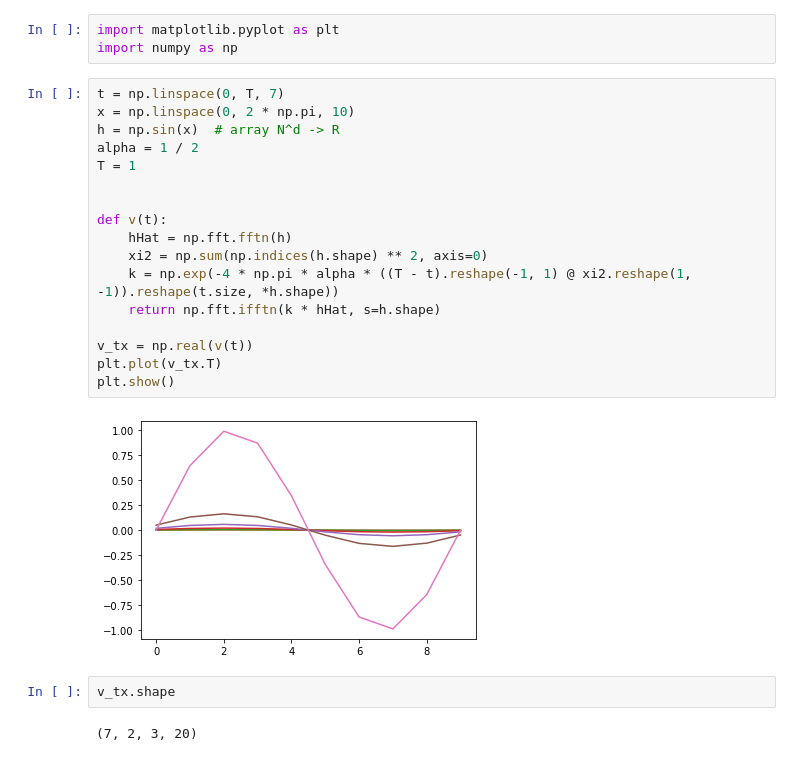
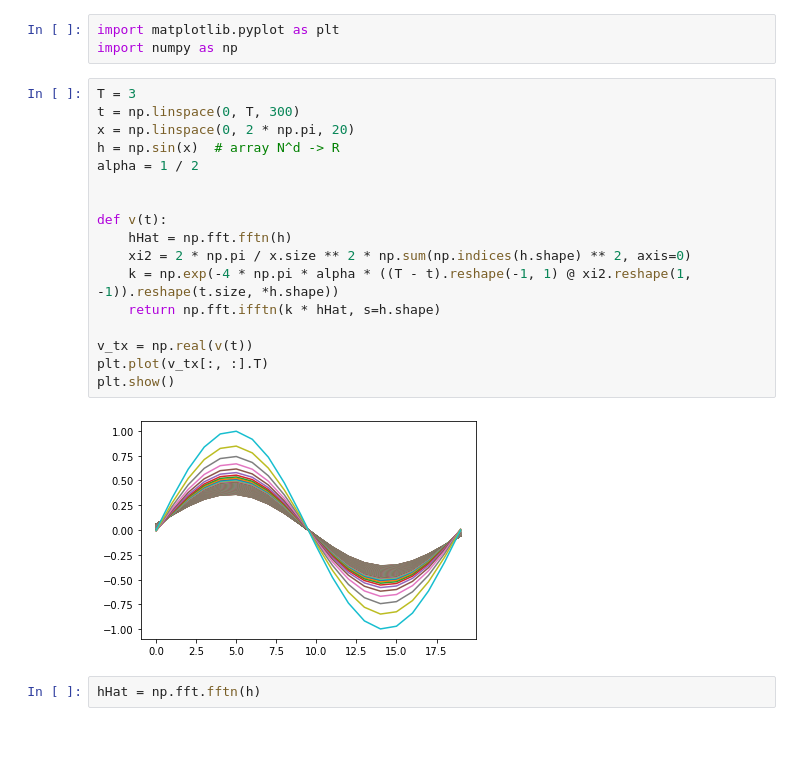
Before and after one commit to jeanHeibig/diffusionFeymanKac, a Jupyter notebook: fourier.ipynb, the cells around one changed output. Drawn from its saved outputs; the diff is of its cells as text.

```diff
--- a/fourier.ipynb
+++ b/fourier.ipynb
@@ -4,25 +4,23 @@ Simulons $v(t, x) = \int \left[\hat h(\xi) \exp\left(-4\pi^2\alpha (T - t)|\xi|^
 import matplotlib.pyplot as plt
 import numpy as np
 # %%
-t = np.linspace(0, T, 7)
-x = np.linspace(0, 2 * np.pi, 10)
+T = 3
+t = np.linspace(0, T, 300)
+x = np.linspace(0, 2 * np.pi, 20)
 h = np.sin(x)  # array N^d -> R
 alpha = 1 / 2
-T = 1
 
 
 def v(t):
     hHat = np.fft.fftn(h)
-    xi2 = np.sum(np.indices(h.shape) ** 2, axis=0)
+    xi2 = 2 * np.pi / x.size ** 2 * np.sum(np.indices(h.shape) ** 2, axis=0)
     k = np.exp(-4 * np.pi * alpha * ((T - t).reshape(-1, 1) @ xi2.reshape(1, -1)).reshape(t.size, *h.shape))
     return np.fft.ifftn(k * hHat, s=h.shape)
 
 v_tx = np.real(v(t))
-plt.plot(v_tx.T)
+plt.plot(v_tx[:, :].T)
 plt.show()
 # %% [output]
-[figure, old version]
+[figure, new version]
-# %%
-v_tx.shape
-# %% [output]
-(7, 2, 3, 20)
+# %%
+hHat = np.fft.fftn(h)
```
Also changed, not shown: parts of 2 cells of this notebook.
